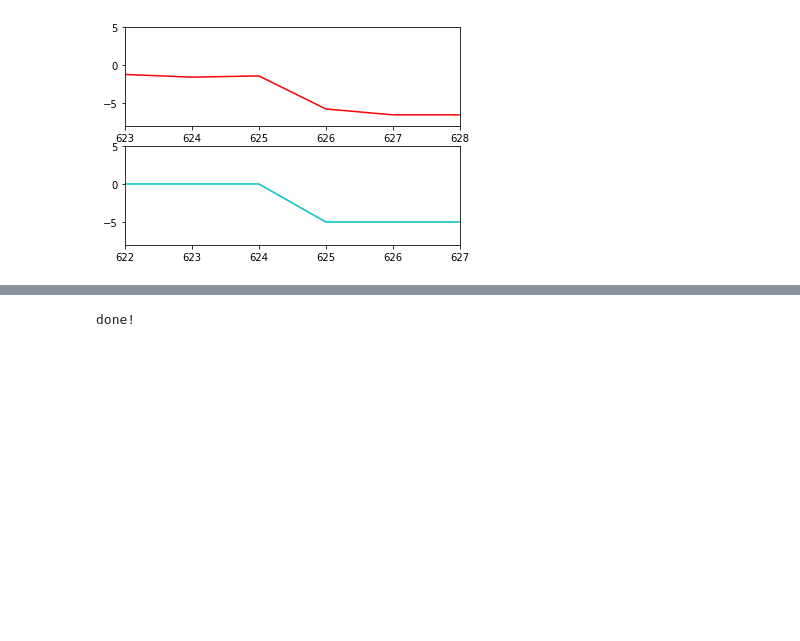
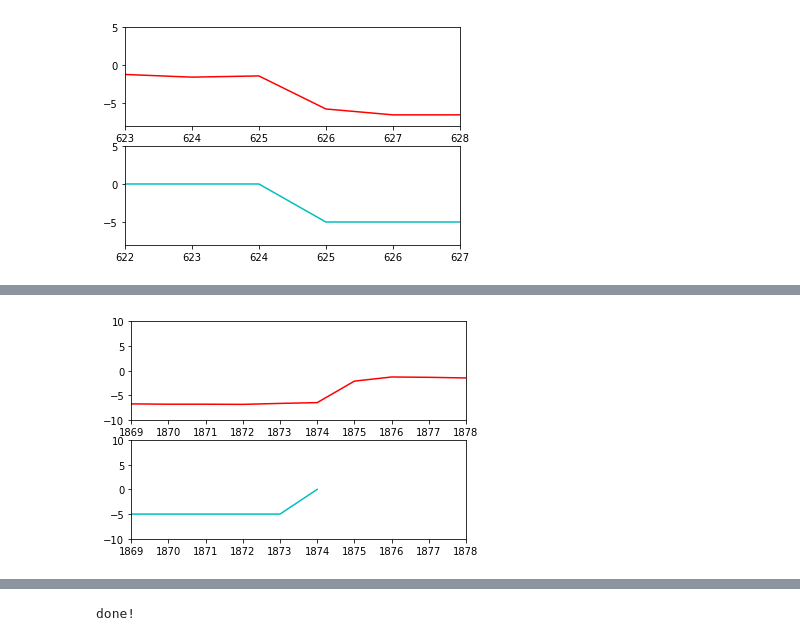
Before and after one commit to opavon/PAG_ephys_analysis, a Jupyter notebook: loose_seal/loose_seal_2_testpulse_Rseal_develop.ipynb, the cells around one changed output, grey strips where cells are left out. Drawn from its saved outputs; the diff is of its cells as text; code cells hidden in the pictures; blank space fills up the shorter version.

```diff
--- a/loose_seal/loose_seal_2_testpulse_Rseal_develop.ipynb
+++ b/loose_seal/loose_seal_2_testpulse_Rseal_develop.ipynb
@@ -276,0 +364,12 @@ __Protocols used:__
+# %%
+#Plot end of test pulse
+plt.figure(1)
+plt.subplot(211)
+plt.plot(sweep_IA, 'r')
+plt.axis([test_pulse_output_indices[-5], test_pulse_output_indices[-1]+5, -10, 10])
+plt.subplot(212)
+plt.plot(sweep_OA, 'c')
+plt.axis([test_pulse_output_indices[-5], test_pulse_output_indices[-1]+5, -10, 10])
+plt.show()
+# %% [output]
+[figure, added]
```
Also changed, not shown: parts of 31 cells of this notebook.
